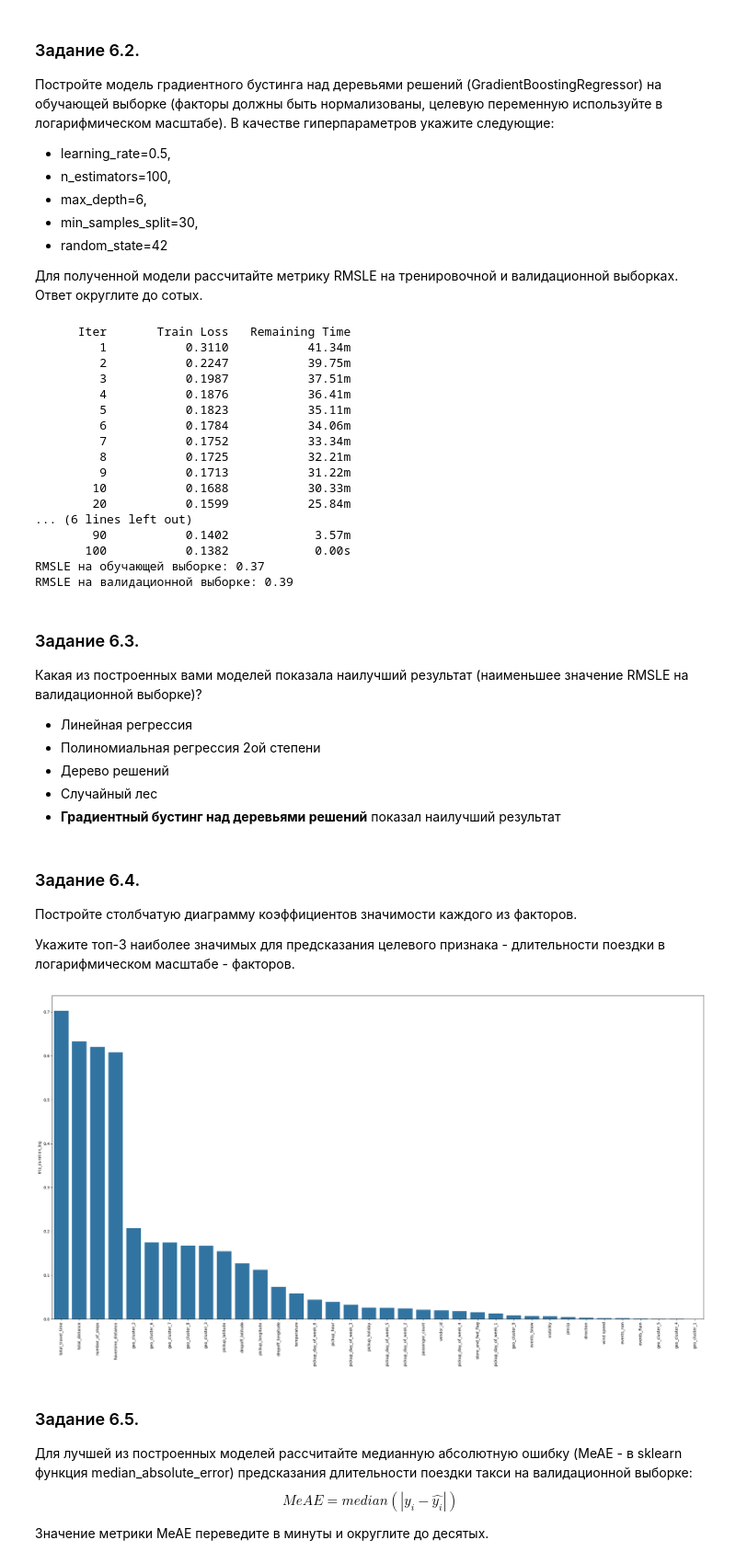
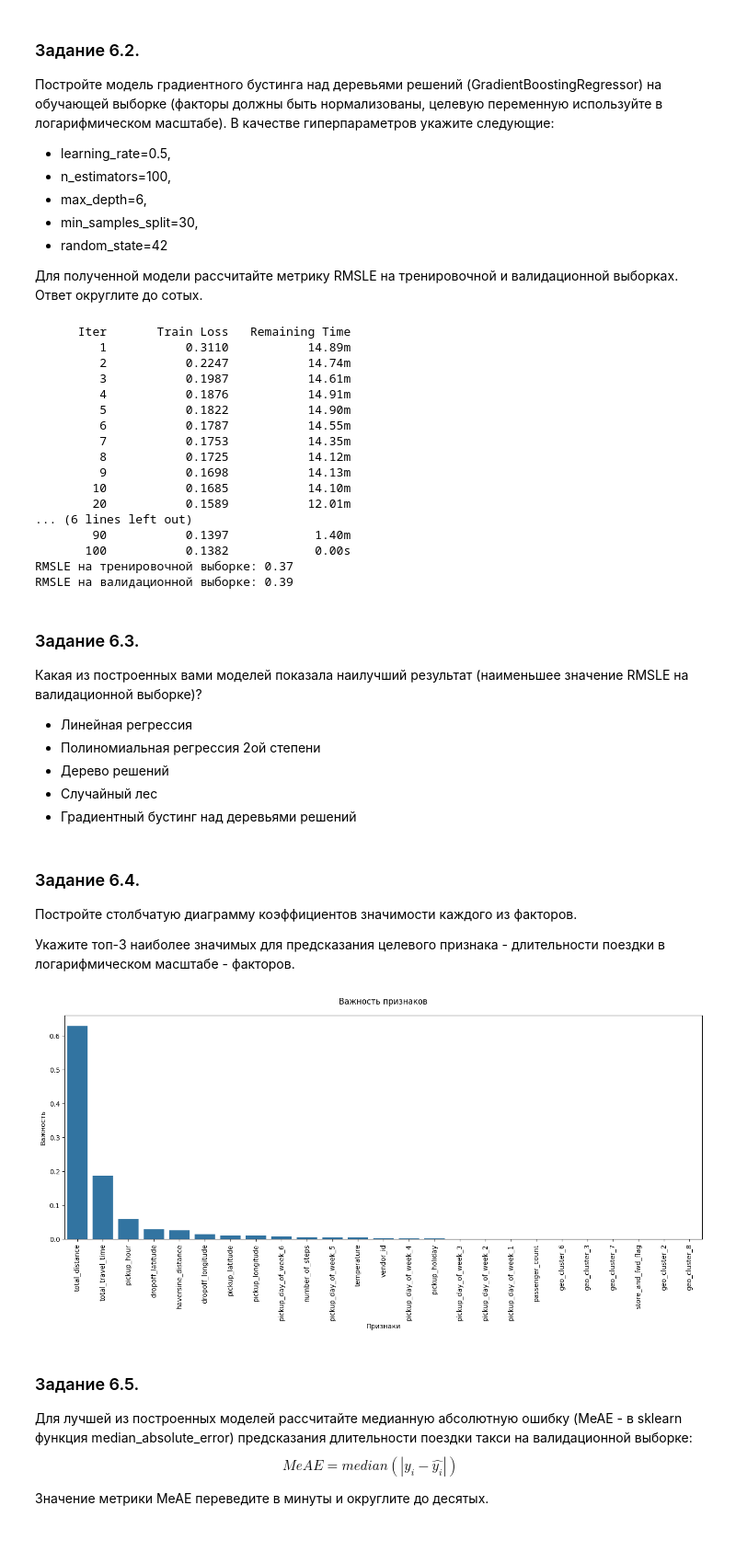
Before and after one commit to AntonYurkovskiy/Project_5_NY_City_Taxi_Trip_Duration, a Jupyter notebook: Project-5._Ноутбук-шаблон.ipynb, the cells around one changed output. Shown at 92% size. Cells and saved outputs as stored; diff of their text form; code cells hidden in the pictures; blank space fills up the shorter version.

Commit message:
train part done

```diff
--- a/Project-5._Ноутбук-шаблон.ipynb
+++ b/Project-5._Ноутбук-шаблон.ipynb
@@ -1159,15 +1159,15 @@ print(f'Количество факторовов после генерации
 lr = LinearRegression()
 
 # обучаем модель
-lr.fit(X_train_scaled, y_train_log)
+lr.fit(X_train_poly, y_train_log)
 # предсказание на обучающей выборке
 y_train_pred_poly = lr.predict(X_train_poly)
 # предсказание на валидационной выборке
 y_valid_pred_poly = lr.predict(X_valid_poly)
 # метрика на тренировочной выборке
 rmse_train = root_mean_squared_error(y_train_log, y_train_pred_poly)
-print(f'RMSLE на тренировочной выборке: {rmse_train.round(2)}')
+print(f'RMSLE на тренировочной выборке: {round(rmse_train,2)}')
 # метрика на валидационной выборке
 rmse_val = root_mean_squared_error(y_valid_log, y_valid_pred_poly)
-print(f'RMSLE на валидационной выборке: {rmse_val.round(2)}')
+print(f'RMSLE на валидационной выборке: {round(rmse_val,2)}')
 # %% [output]
@@ -1183,14 +1185,14 @@ Error:
 ridge = Ridge(alpha=1)
 
 # обучаем модель
-ridge.fit(X_train_scaled, y_train_log)
+ridge.fit(X_train_poly, y_train_log)
 # предсказание на обучающей выборке
 y_train_pred_poly = ridge.predict(X_train_poly)
 # предсказание на валидационной выборке
 y_valid_pred_poly = ridge.predict(X_valid_poly)
 # метрика на тренировочной выборке
 rmse_train = root_mean_squared_error(y_train_log, y_train_pred_poly)
-print(f'RMSLE на тренировочной выборке: {rmse_train.round(2)}')
+print(f'RMSLE на тренировочной выборке: {round(rmse_train,2)}')
 # метрика на валидационной выборке
 rmse_val = root_mean_squared_error(y_valid_log, y_valid_pred_poly)
-print(f'RMSLE на валидационной выборке: {rmse_val.round(2)}')
+print(f'RMSLE на валидационной выборке: {round(rmse_val,2)}')
@@ -1353,25 +1351,27 @@ y_valid_pred_log = model.predict(X_valid_scaled)
 rmse_train = round(root_mean_squared_error(y_train_log, y_train_pred_log),2)
 rmse_val = round(root_mean_squared_error(y_valid_log, y_valid_pred_log),2)
 
-print(f'RMSLE на обучающей выборке: {rmse_train}')
-print(f'RMSLE на валидационной выборке: {rmse_val}')
+# метрика на тренировочной выборке
+print(f'RMSLE на тренировочной выборке: {round(rmse_train,2)}')
+# метрика на валидационной выборке
+print(f'RMSLE на валидационной выборке: {round(rmse_val,2)}')
 # %% [output]
       Iter       Train Loss   Remaining Time
-         1           0.3110           41.34m
-         2           0.2247           39.75m
-         3           0.1987           37.51m
-         4           0.1876           36.41m
-         5           0.1823           35.11m
-         6           0.1784           34.06m
-         7           0.1752           33.34m
-         8           0.1725           32.21m
-         9           0.1713           31.22m
-        10           0.1688           30.33m
-        20           0.1599           25.84m
+         1           0.3110           14.89m
+         2           0.2247           14.74m
+         3           0.1987           14.61m
+         4           0.1876           14.91m
+         5           0.1822           14.90m
+         6           0.1787           14.55m
+         7           0.1753           14.35m
+         8           0.1725           14.12m
+         9           0.1698           14.13m
+        10           0.1685           14.10m
+        20           0.1589           12.01m
 ... (6 lines left out)
-        90           0.1402            3.57m
+        90           0.1397            1.40m
        100           0.1382            0.00s
-RMSLE на обучающей выборке: 0.37
+RMSLE на тренировочной выборке: 0.37
 RMSLE на валидационной выборке: 0.39
 # %% [markdown]
 ### Задание 6.3.
@@ -1380,21 +1380,26 @@ RMSLE на валидационной выборке: 0.39
 * Полиномиальная регрессия 2ой степени
 * Дерево решений
 * Случайный лес
-* **Градиентный бустинг над деревьями решений** показал наилучший результат
+* Градиентный бустинг над деревьями решений
 # %% [markdown]
 ### Задание 6.4.
 Постройте столбчатую диаграмму коэффициентов значимости каждого из факторов.
 
 Укажите топ-3 наиболее значимых для предсказания целевого признака - длительности поездки в логарифмическом масштабе - факторов.
-# %%
-# ваш код здесь
-# Отсортируем признаки по абсолютной величине кореляции с целевым признаком
-plt.figure(figsize=(30,15));
-correliation = abs(train_data.corr(numeric_only=True)['trip_duration_log']).sort_values(ascending=False).drop(labels=['trip_duration', 'trip_duration_log'])
-sns.barplot(correliation);
-plt.xticks(rotation=90);
-# %% [output]
-[figure, removed]
+# %%
+# ваш код здесь
+
+correlation = pd.DataFrame(data = model.feature_importances_,
+                           index=model.feature_names_in_,).sort_values(by=0, ascending=False)
+
+plt.figure(figsize=[17, 6])
+sns.barplot(x=correlation.index, y=correlation.values.T[0])
+plt.title('Важность признаков', loc='center', pad=17)
+plt.ylabel('Важность')
+plt.xlabel('Признаки')
+plt.xticks(rotation=90);
+# %% [output]
+[figure, added]
 # %% [markdown]
 ### Задание 6.5.
 Для лучшей из построенных моделей рассчитайте медианную абсолютную ошибку (MeAE - в sklearn функция median_absolute_error) предсказания длительности поездки такси на валидационной выборке:
```
Also changed, not shown: parts of 13 cells of this notebook.
